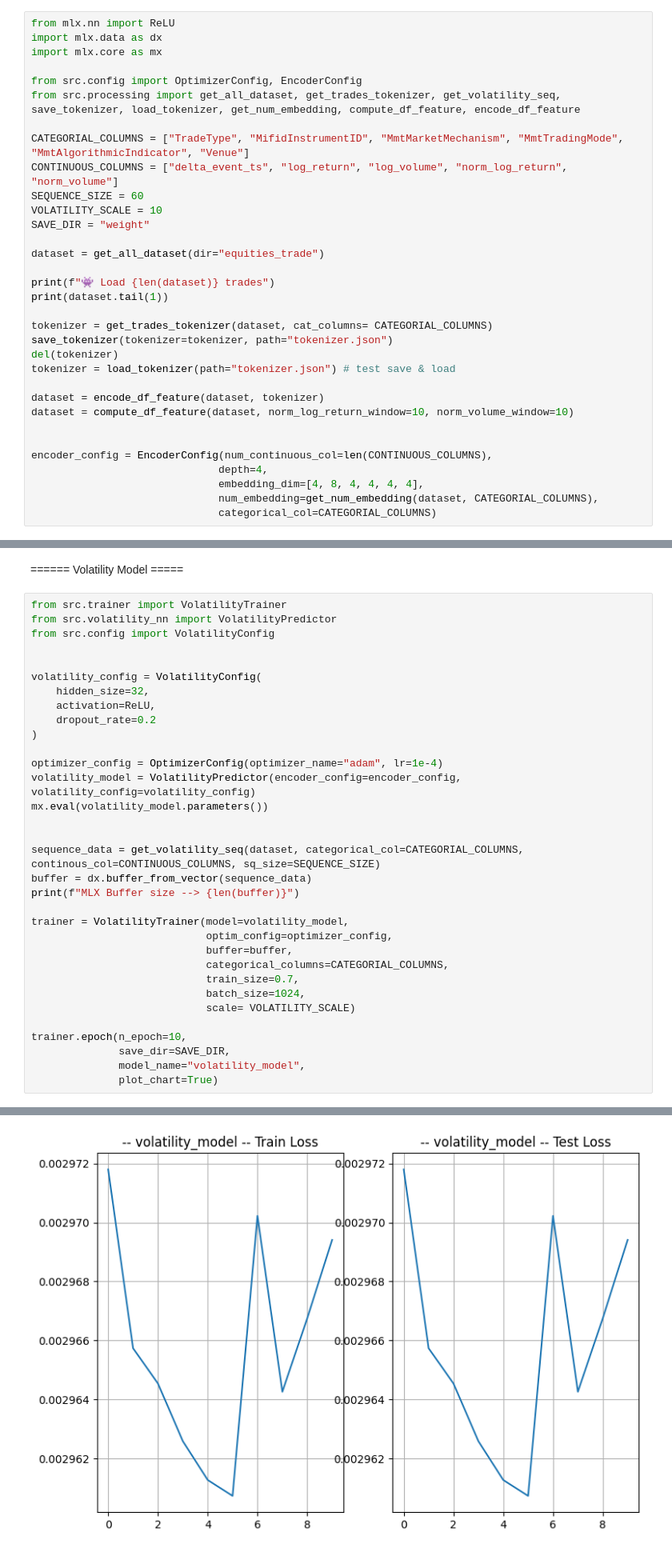
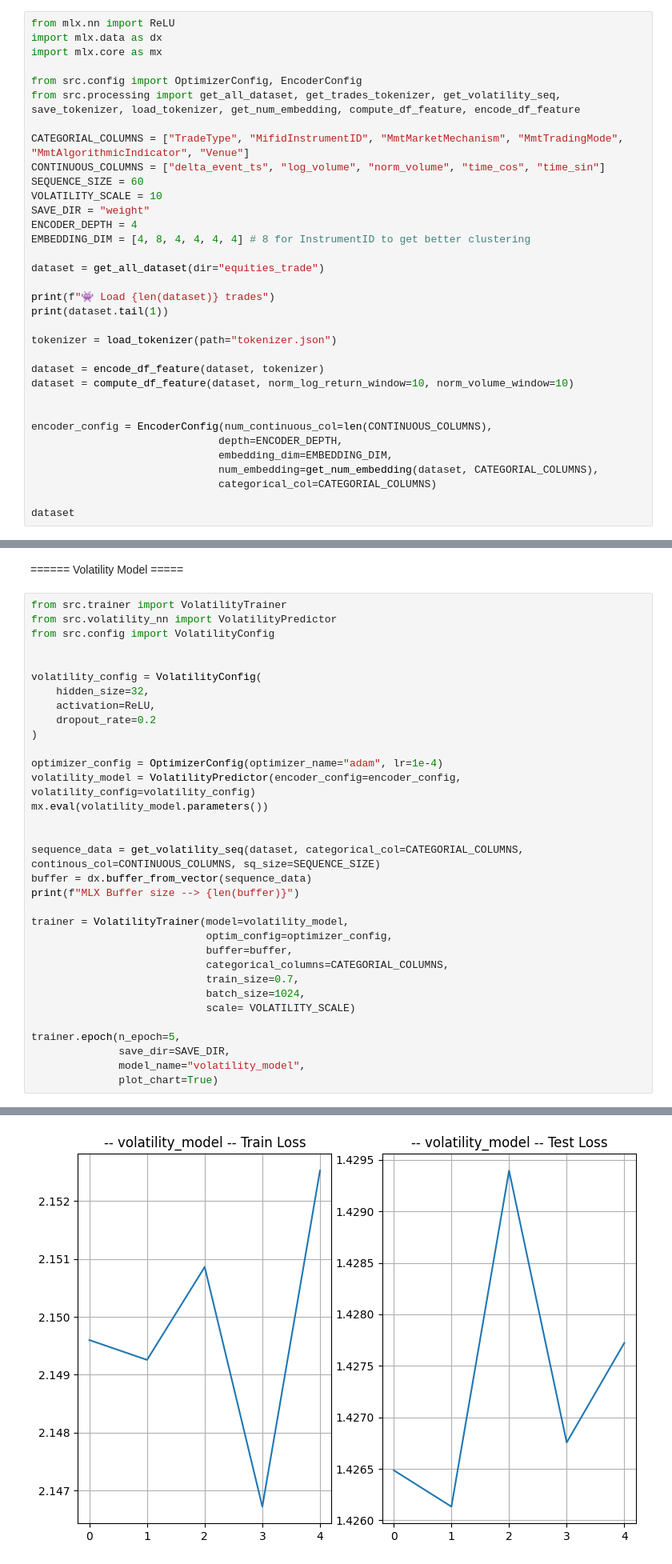
Before and after one commit to ArseneD10/clustering-euronext-trades, a Jupyter notebook: notebook.ipynb, the cells around one changed output, grey strips where cells are left out. Shown at 80% size. Drawn from its saved outputs; the diff is of its cells as text.

```diff
--- a/notebook.ipynb
+++ b/notebook.ipynb
@@ -7,30 +7,31 @@ from src.config import OptimizerConfig, EncoderConfig
 from src.processing import get_all_dataset, get_trades_tokenizer, get_volatility_seq, save_tokenizer, load_tokenizer, get_num_embedding, compute_df_feature, encode_df_feature
 
 CATEGORIAL_COLUMNS = ["TradeType", "MifidInstrumentID", "MmtMarketMechanism", "MmtTradingMode", "MmtAlgorithmicIndicator", "Venue"]
-CONTINUOUS_COLUMNS = ["delta_event_ts", "log_return", "log_volume", "norm_log_return", "norm_volume"]
+CONTINUOUS_COLUMNS = ["delta_event_ts", "log_volume", "norm_volume", "time_cos", "time_sin"]
 SEQUENCE_SIZE = 60
 VOLATILITY_SCALE = 10
 SAVE_DIR = "weight"
+ENCODER_DEPTH = 4
+EMBEDDING_DIM = [4, 8, 4, 4, 4, 4] # 8 for InstrumentID to get better clustering
 
 dataset = get_all_dataset(dir="equities_trade")
 
 print(f"👾 Load {len(dataset)} trades")
 print(dataset.tail(1))
 
-tokenizer = get_trades_tokenizer(dataset, cat_columns= CATEGORIAL_COLUMNS)
-save_tokenizer(tokenizer=tokenizer, path="tokenizer.json")
-del(tokenizer)
-tokenizer = load_tokenizer(path="tokenizer.json") # test save & load
+tokenizer = load_tokenizer(path="tokenizer.json")
 
 dataset = encode_df_feature(dataset, tokenizer)
 dataset = compute_df_feature(dataset, norm_log_return_window=10, norm_volume_window=10)
 
 
 encoder_config = EncoderConfig(num_continuous_col=len(CONTINUOUS_COLUMNS),
-                              depth=4,
-                              embedding_dim=[4, 8, 4, 4, 4, 4],
+                              depth=ENCODER_DEPTH,
+                              embedding_dim=EMBEDDING_DIM,
                               num_embedding=get_num_embedding(dataset, CATEGORIAL_COLUMNS),
                               categorical_col=CATEGORIAL_COLUMNS)
+
+dataset
 # %% [output]
 Found 6 files in directory
 👾 Load 6427974 trades
@@ -77,7 +92,7 @@ trainer = VolatilityTrainer(model=volatility_model,
                             batch_size=1024,
                             scale= VOLATILITY_SCALE)
 
-trainer.epoch(n_epoch=10,
+trainer.epoch(n_epoch=5,
               save_dir=SAVE_DIR,
               model_name="volatility_model",
               plot_chart=True)
@@ -121,4 +114,4 @@ TRAIN LOSS 0.00296941258802196 ||| TEST LOSS 0.0024402859025342886
-[figure, old version]
+[figure, new version]
 # %%
 from src.analysis import analyse_volatility_residuals
 from src.volatility_nn import VolatilityPredictor
```
Also changed, not shown: parts of 9 cells of this notebook, 13 other files.
